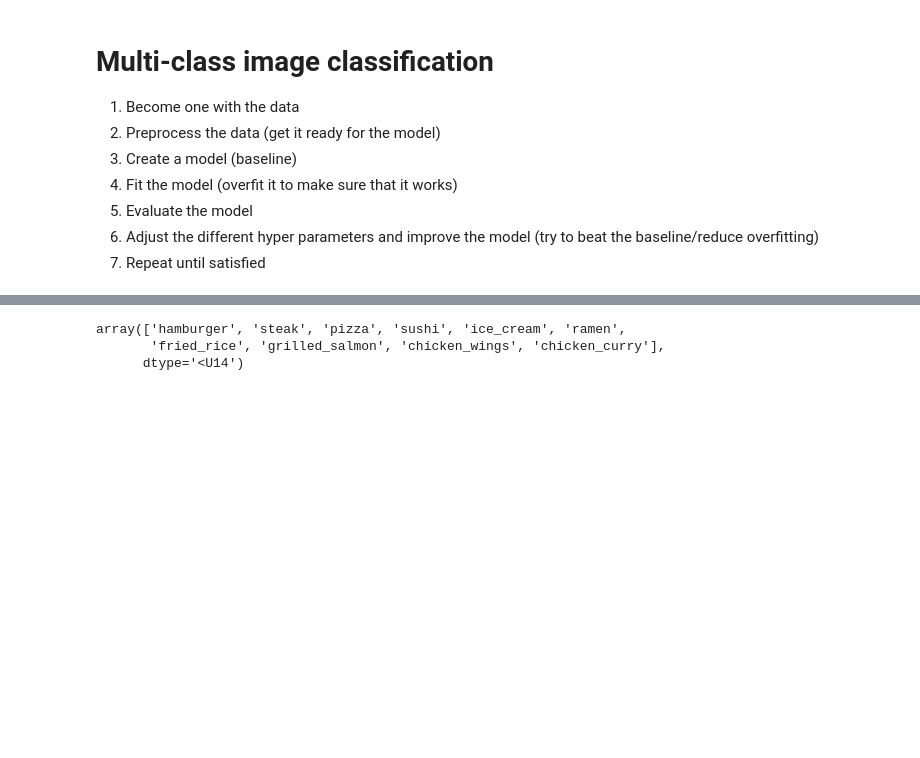
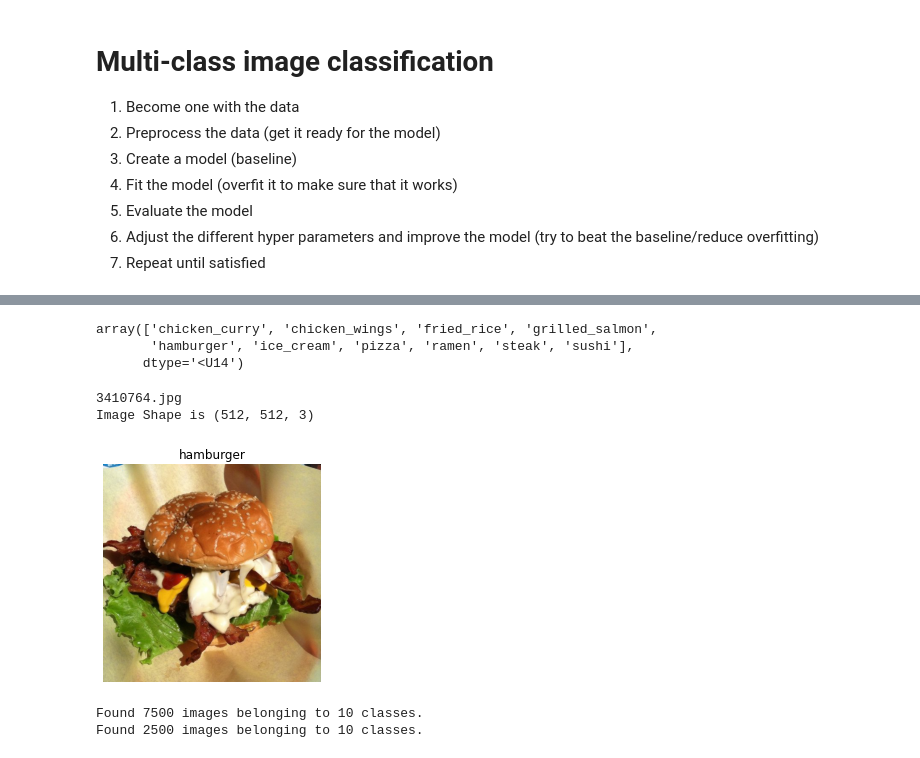
Before and after one commit to laxmiharikumar/Tips-Tricks, a Jupyter notebook: Muticlass_CNN.ipynb, the cells around one changed output, grey strips where cells are left out. Cells and saved outputs as stored; diff of their text form; code cells hidden in the pictures; blank space fills up the shorter version.

```diff
--- a/Muticlass_CNN.ipynb
+++ b/Muticlass_CNN.ipynb
@@ -60,10 +60,42 @@ The folder 10_food_classes_all_data/test/chicken_curry has 0 directories and 250
 import pathlib
 import numpy as np
 
-path = pathlib.Path("10_food_classes_all_data/train")
-class_names = np.array([item.name for item in path.glob("*")])
+data_dir = pathlib.Path("10_food_classes_all_data/train")
+class_names = np.array(sorted([item.name for item in data_dir.glob("*")]))
 class_names
 # %% [output]
-array(['hamburger', 'steak', 'pizza', 'sushi', 'ice_cream', 'ramen',
-       'fried_rice', 'grilled_salmon', 'chicken_wings', 'chicken_curry'],
+array(['chicken_curry', 'chicken_wings', 'fried_rice', 'grilled_salmon',
+       'hamburger', 'ice_cream', 'pizza', 'ramen', 'steak', 'sushi'],
       dtype='<U14')
+# %%
+# Set up the train and test directories
+
+train_dir = "10_food_classes_all_data/train"
+test_dir = "10_food_classes_all_data/test"
+# %%
+# Visualize the data in the various classes randomly
+# Restudy
+import random
+from matplotlib import pyplot as plt
+import matplotlib.image as mpimg
+
+def view_random_image(target_dir, class_name):
+  img_path = target_dir + "/" + class_name
+
+  random_img = random.choice(os.listdir(img_path))
+  print(random_img)
+
+  image = mpimg.imread(img_path + "/" + random_img)
+  plt.imshow(image)
+  plt.title(class_name)
+  plt.axis("off")
+
+  print(f"Image Shape is {image.shape}")
+
+  return image
+# %%
+image = view_random_image(train_dir, random.choice(class_names))
+# %% [output]
+3410764.jpg
+Image Shape is (512, 512, 3)
+[figure, added]
@@ -69,0 +111,16 @@ array(['hamburger', 'steak', 'pizza', 'sushi', 'ice_cream', 'ramen',
+# %%
+# Load data from directories and turn them into tensors
+train_data = train_datagen.flow_from_directory(train_dir,
+                                               batch_size=32,
+                                               class_mode="categorical",
+                                               target_size=(224, 224),
+                                               shuffle=True)
+
+test_data = test_datagen.flow_from_directory(test_dir,
+                                             batch_size=32,
+                                             class_mode="categorical",
+                                             target_size=(224, 224),
+                                             shuffle=True)
+# %% [output]
+Found 7500 images belonging to 10 classes.
+Found 2500 images belonging to 10 classes.
```
Also changed, not shown: parts of 28 cells of this notebook.
